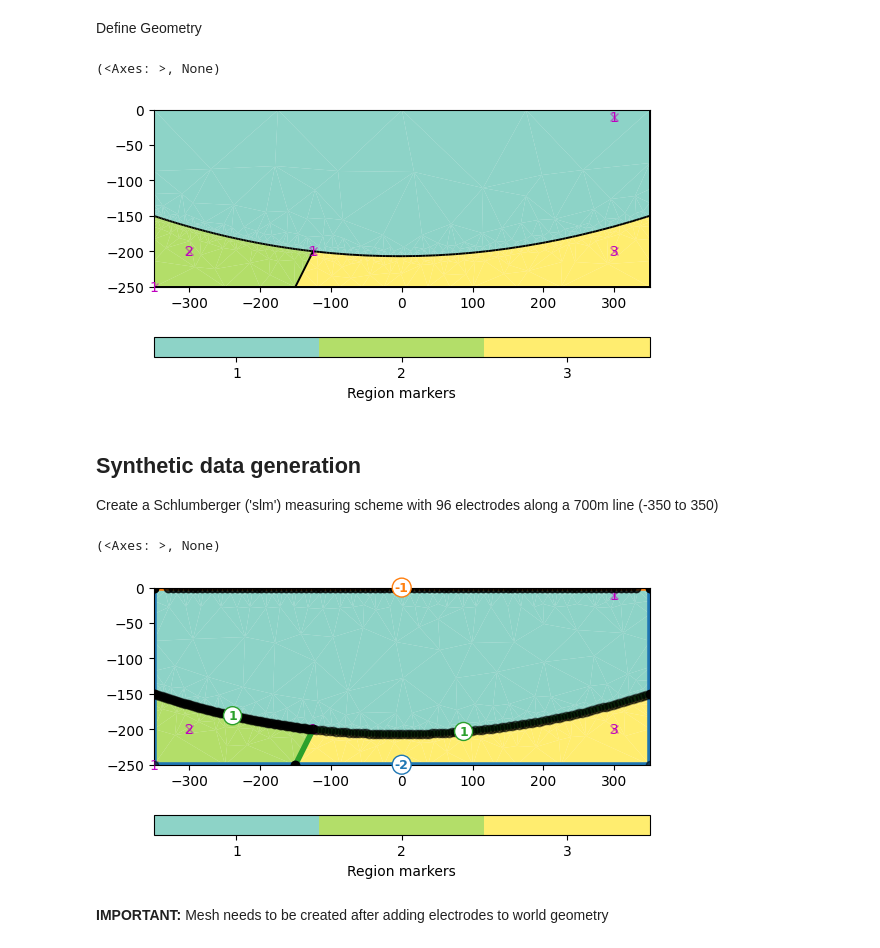
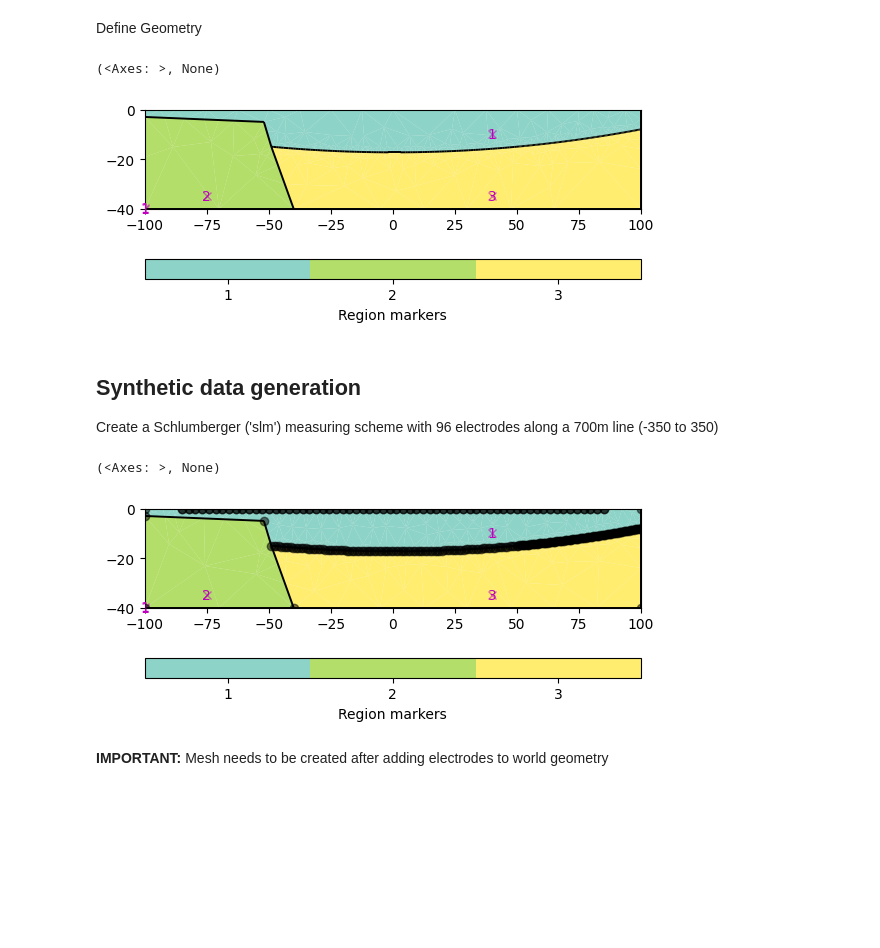
Before and after one commit to jcmefra/Aguas_Vichy, a Jupyter notebook: Modelling_complex.ipynb, the cells around one changed output. Drawn from its saved outputs; the diff is of its cells as text; code cells hidden in the pictures; blank space fills up the shorter version.

```diff
--- a/Modelling_complex.ipynb
+++ b/Modelling_complex.ipynb
@@ -13,51 +13,51 @@ from pygimli.physics import ert
 # %% [markdown]
 ## Geometry definition
 # %%
-world = mt.createWorld(start=(-350, -250), end=(350, 0))
+world = mt.createWorld(start=(-100, -40), end=(100, 0))
 # %% [markdown]
 ### Define geology below the deposit
 # %% [markdown]
 Fault and inyection point definition
 # %%
-iPos = (-125, -200) #Inyection Point
-iPos2 = (125, -200) #Inyection Point 2
-fault = mt.createPolygon([iPos, (-150, -250)], isClosed= True)
+iPos = (-49,-15) #Inyection Point
+iPos2 = (50, -15) #Inyection Point 2
+fault = mt.createPolygon([(-100, -40), (-100, -3), (-52, -5), iPos, (-40, -40)], isClosed= True)
 # %% [markdown]
 Define Floresta and Cretacic
 # %%
-layer = mt.createPolygon([(-350, -150), iPos, (350, -150)],
+layer = mt.createPolygon([iPos, iPos2, (100, -8)],
                          addNodes=100, interpolate='spline', isClosed=False)
 # %% [markdown]
 Define Geometry
 # %%
 world += layer
 world += fault
 
-world.addRegionMarker((300, -10), marker=1)
-world.addRegionMarker((-300, -200), marker=2)
-world.addRegionMarker((300, -200), marker=3)
+world.addRegionMarker((40, -10), marker=1)
+world.addRegionMarker((-75, -35), marker=2)
+world.addRegionMarker((40, -35), marker=3)
 
 pg.show(world)
 # %% [output]
 (<Axes: >, None)
-[figure, old version]
+[figure, new version]
 # %% [markdown]
 ## Synthetic data generation
 Create a Schlumberger ('slm') measuring scheme with 96 electrodes along a 700m line (-350 to 350)
 # %%
 # Sensors should no be on the corner so we put them a little inside
-scheme = ert.createData(elecs=np.linspace(start=-330, stop=330, num=96),
-                           schemeName='slm')
+scheme = ert.createData(elecs=np.linspace(start=-85, stop=85, num=64),
+                           schemeName='gr')
 
 # we need local refinement at the electrodes to achieve sufficient accuracy
 for p in scheme.sensors():
     world.createNode(p)
     world.createNode(p - [0, 0.1])
 
-pg.show(world, markers=True, showNodes=True)
+pg.show(world, showNodes=True)
 # %% [output]
 (<Axes: >, None)
-[figure, old version]
+[figure, new version]
 # %% [markdown]
 **IMPORTANT:** Mesh needs to be created after adding electrodes to world geometry
 # %%
```
Also changed, not shown: parts of 10 cells of this notebook, 1 other file.
